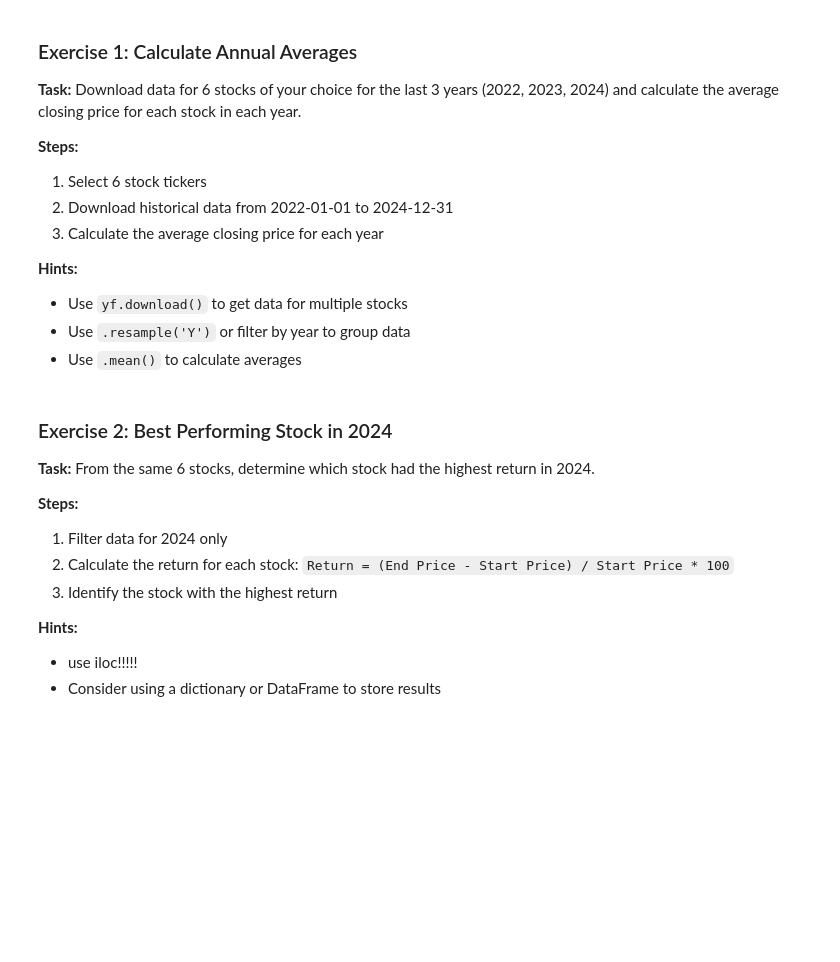
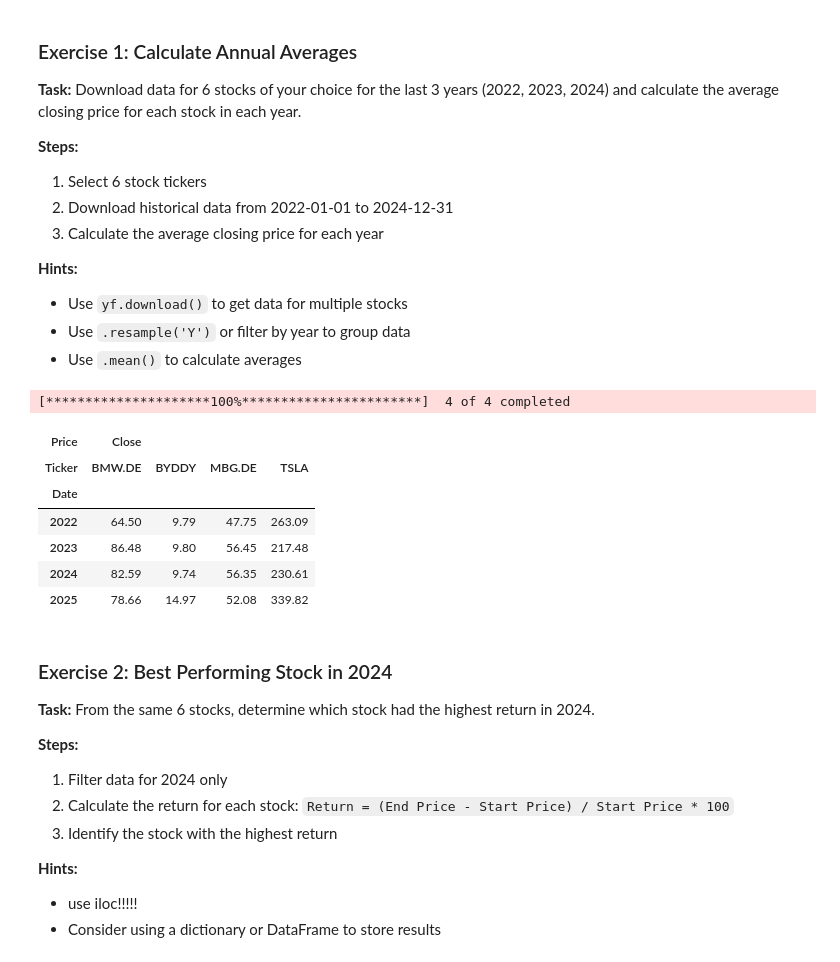
Before and after one commit to kuruscufatih/applied-finance-python, a Jupyter notebook: 0_learning_python/python_advanced/learning_yfinance.ipynb, the cells around one changed output. Saved outputs shown, nothing was run; the diff lists cells and outputs as text; code cells hidden in the pictures; blank space fills up the shorter version.

```diff
--- a/0_learning_python/python_advanced/learning_yfinance.ipynb
+++ b/0_learning_python/python_advanced/learning_yfinance.ipynb
@@ -256,10 +267,25 @@ Columns: ['AAPL', 'AMZN', 'GOOGL', 'MSFT', 'NVDA', 'TSLA']
 - Use `.mean()` to calculate averages
 # %%
 # Step 1: Define tickers
+automobile_tickers = ["MBG.DE", "BMW.DE", "TSLA", "BYDDY"]
 
 # Step 2: Download data
+df_automobile = yf.download(automobile_tickers, start = "2022-01-01", end = "2025-11-01")
 
 # Step 3: Calculate annual averages using groupby
+df_automobile_aggregated = df_automobile.groupby(df_automobile.index.year)['Close'].mean().round(2)
+
+# df_automobile_aggregated.plot(kind='bar', figsize=(12, 6))
+df_automobile_aggregated
+# %% [output]
+[*********************100%***********************]  4 of 4 completed
+| Price | Close |  |  |  |
+| Ticker | BMW.DE | BYDDY | MBG.DE | TSLA |
+| Date |  |  |  |  |
+| 2022 | 64.50 | 9.79 | 47.75 | 263.09 |
+| 2023 | 86.48 | 9.80 | 56.45 | 217.48 |
+| 2024 | 82.59 | 9.74 | 56.35 | 230.61 |
+| 2025 | 78.66 | 14.97 | 52.08 | 339.82 |
 # %% [markdown]
 ### Exercise 2: Best Performing Stock in 2024
 
```
Also changed, not shown: parts of 8 cells of this notebook, 2 other files.
